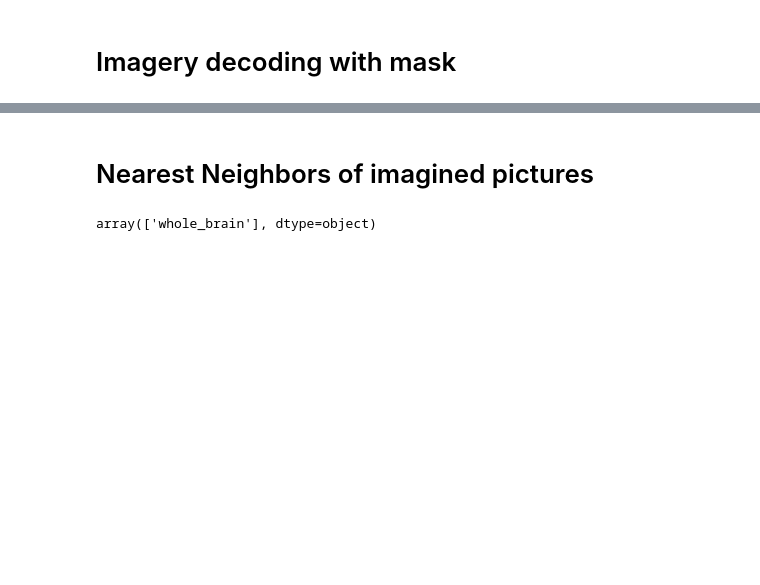
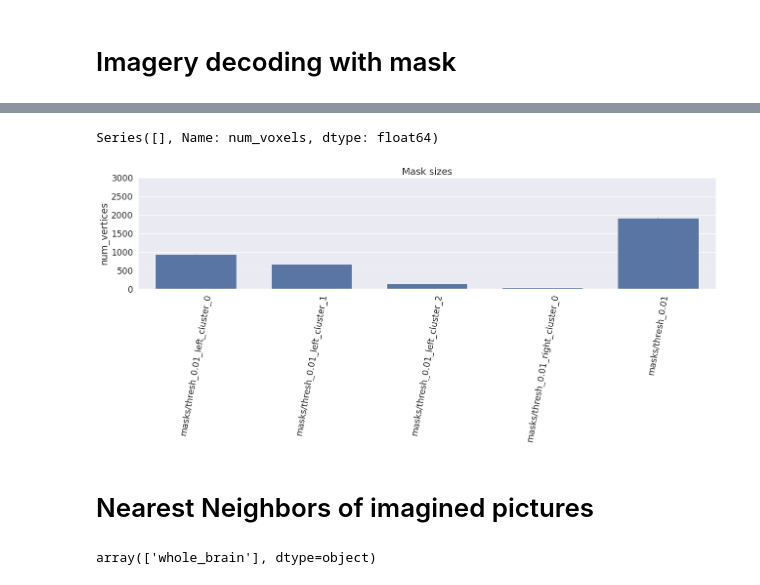
Before and after one commit to mitjanikolaus/multimodal_decoding, a Jupyter notebook: notebooks/imagery_decoding.ipynb, the cells around one changed output, grey strips where cells are left out. Saved outputs shown, nothing was run; the diff lists cells and outputs as text; code cells hidden in the pictures; blank space fills up the shorter version.

```diff
--- a/notebooks/imagery_decoding.ipynb
+++ b/notebooks/imagery_decoding.ipynb
@@ -172,3 +191,35 @@ Warning: unexpected number of datapoints: 6 (expected: 36) (model_feat: gpt2-xl_
+# %%
+def create_mask_sizes_plot(data, x_variable, ylim=(0.5, 1), y_variable="value", ylabel="pairwise_acc", row_variable="metric", hue_variable="condition", title=None):
+    sns.set(font_scale=1.6)
+    TRAIN_MODE_ORDER = ["images", "captions", "modality-agnostic"]
+    FEAT_ORDER = ["vision models", "language models", "multimodal models"]
+
+    data_to_plot = data.copy()
+
+    data_to_plot = data_to_plot[data_to_plot.training_mode == "modality-agnostic"]
+
+    data_to_plot["features"] = data_to_plot.features.replace({"vision": "vision models", "lang": "language models", "matched": "multimodal models"})
+
+    height = 4.5
+    aspect = 4
+
+    g = sns.catplot(data_to_plot, kind="bar", x=x_variable, y=y_variable, row=row_variable, row_order=None, col=None, height=height, aspect=aspect, hue=hue_variable, hue_order=None,
+                    palette=None, err_kws={'linewidth': 0.5, 'alpha': 0.99}, width=0.7)
+
+    g.set(ylim=ylim, ylabel=ylabel, xlabel='')
+    g.tick_params(axis='x', rotation=80)
+    if title:
+        g.fig.suptitle(title, y=1.03)
+    return data_to_plot
+
+data_plotted = result[result["mask"] != "whole_brain"]
+create_mask_sizes_plot(data_plotted, x_variable="mask", y_variable="num_voxels", ylim=(0, 3000), ylabel="num_vertices", row_variable=None, hue_variable=None)
+_ = plt.title("Mask sizes")
+
+print(data_plotted[(data_plotted.metric == "mean")].groupby(["mask"])['num_voxels'].mean())
+# %% [output]
+Series([], Name: num_voxels, dtype: float64)
+[figure, added]
 # %% [markdown]
 # Nearest Neighbors of imagined pictures
 # %%
```
Also changed, not shown: parts of 7 cells of this notebook, 3 other files.
